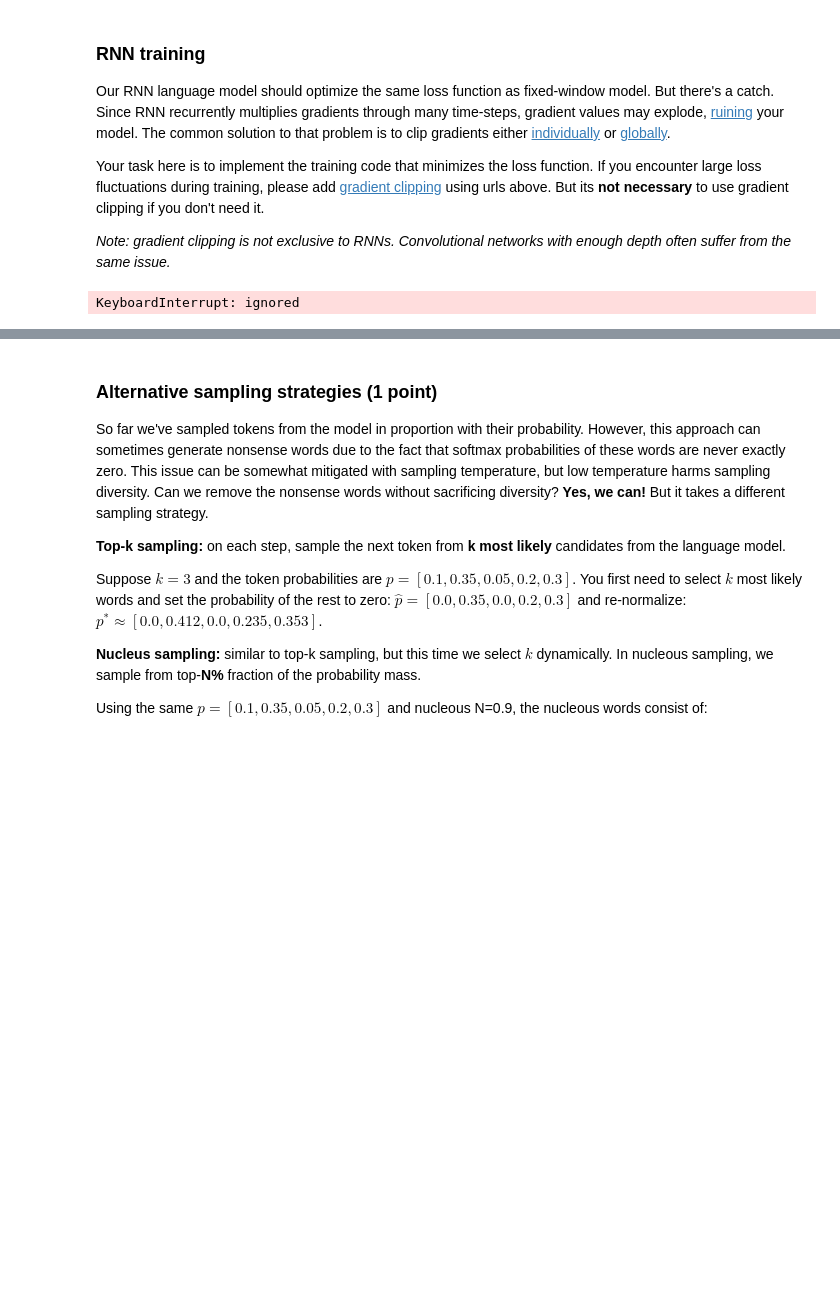
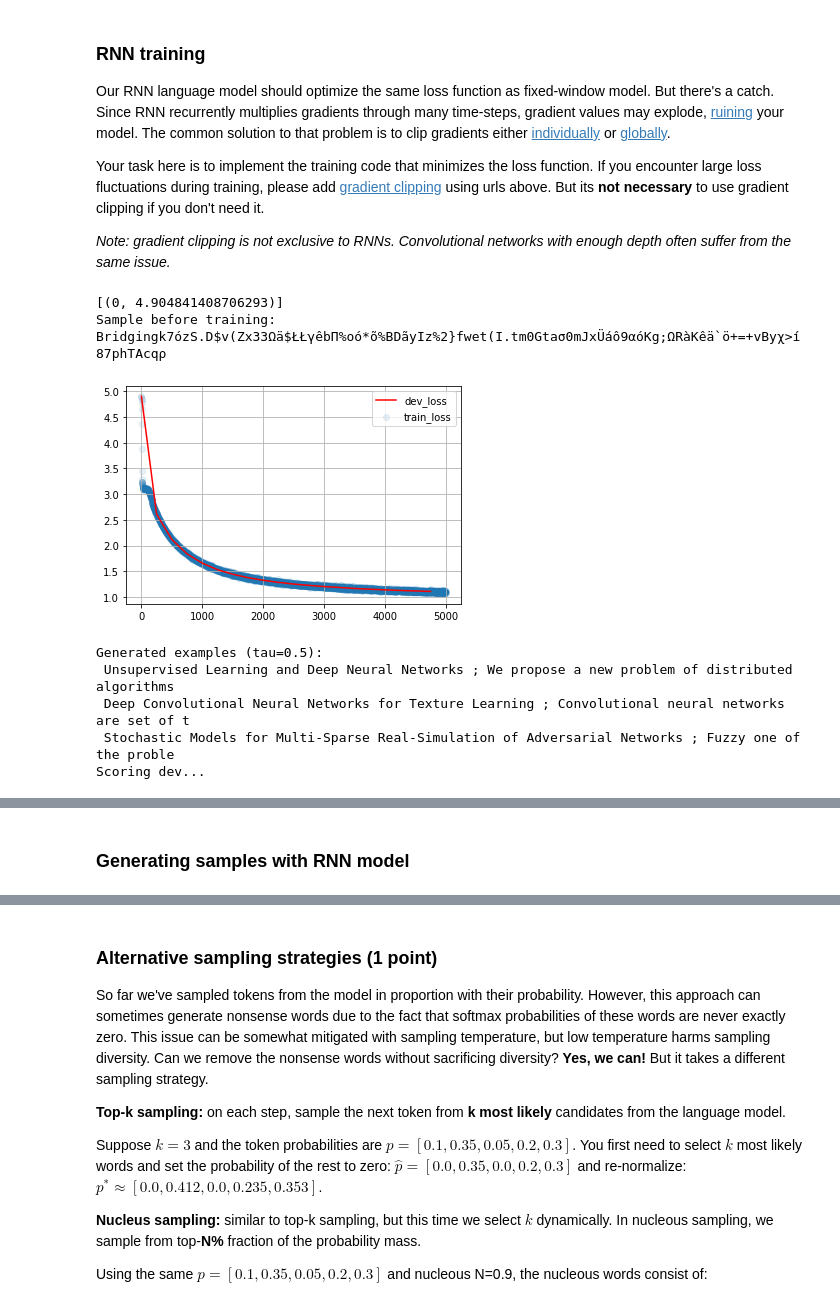
Before and after one commit to korab1ev/LanguageModeling, a Jupyter notebook: Neural_LM.ipynb, the cells around one changed output, grey strips where cells are left out. Saved outputs shown, nothing was run; the diff lists cells and outputs as text; code cells hidden in the pictures; blank space fills up the shorter version.

```diff
--- a/Neural_LM.ipynb
+++ b/Neural_LM.ipynb
@@ -402,7 +432,7 @@ Such model processes one token at a time, left to right, and maintains a hidden
 <img src='https://raw.githubusercontent.com/yandexdataschool/nlp_course/master/resources/rnn_lm.jpg' width=480px>
 # %%
 class RNNLanguageModel(nn.Module):
-    def __init__(self, device, n_tokens=n_tokens, emb_size=16, hid_size=256, bid=False):
+    def __init__(self, device, n_tokens=n_tokens, emb_size=16, hid_size=256, num_layers=2, dropout=0.2, bid=False):
         """
         Build a recurrent language model.
         You are free to choose anything you want, but the recommended architecture is
@@ -415,12 +445,19 @@ class RNNLanguageModel(nn.Module):
          Also, please read the docs carefully: they don't just return what you want them to return :)
         """
         super().__init__() # initialize base class to track sub-layers, trainable variables, etc.
-
-        self.eos_ix = 0 # '\n' index
+        self.device = device
 
         self.emb = nn.Embedding(n_tokens, emb_size)
-        self.lstm = nn.LSTM(emb_size, hid_size, batch_first=True, bidirectional=bid)
+
+        self.lstm = nn.LSTM(emb_size, hid_size,
+                            num_layers, batch_first=True,
+                            bidirectional=bid) # bidirectional sucks for character-level approach
+                                               # so don't use it
+        self.hid1 = nn.Linear(hid_size + hid_size*bid, hid_size + hid_size*bid)
         self.hid_to_logits = nn.Linear(hid_size + hid_size*bid, n_tokens)
+
+        self.relu = nn.ReLU()
+        self.dropout = nn.Dropout(p=dropout)
 
 
     def __call__(self, input_ix):
@@ -431,11 +468,15 @@ class RNNLanguageModel(nn.Module):
             these outputs will be used as logits to compute P(x_t | x_0, ..., x_{t - 1})
         """
         inp_emb = self.emb(input_ix) # [batch_size, sequence_length, emb_dim]
+        inp_emb = self.dropout(inp_emb)
 
         enc_seq, last_state_but_not_really = self.lstm(inp_emb)
         # enc_seq: [batch, time, hid_size], last_state: [batch, hid_size]
         # enc_seq -> contains the output features (h_t) from the last layer of the LSTM, for each t
         # last_state -> last state h_t of encoder (h_0 for decoder)
+        enc_seq = self.hid1(enc_seq)
+        enc_seq = self.relu(enc_seq)
+
         next_logits = self.hid_to_logits(enc_seq)
         next_logp = F.log_softmax(next_logits, dim=-1)
 
@@ -482,38 +523,53 @@ batch_size = 128 # <-- please tune batch size to fit your CPU/GPU configuration
 score_dev_every = 250
 train_history, dev_history = [], []
 
-rnn_model = RNNLanguageModel(device=device, bid=True)
+# bidirectional sucks with character-level, so don't use it
+# higher num_layers - slower convergence
+rnn_model = RNNLanguageModel(device=device, num_layers=2, dropout=0.2, bid=False)
 opt = torch.optim.Adam(rnn_model.parameters())
+rnn_model.to(device)
 
 # score untrained model
 dev_history.append((0, score_lines(rnn_model, dev_lines, batch_size)))
 print(dev_history)
 print("Sample before training:", generate(rnn_model, 'Bridging'))
 # %% [output]
-KeyboardInterrupt: ignored
+[(0, 4.904841408706293)]
+Sample before training: Bridgingk7ózS.D$v(Zx33Ωä$ŁŁγêbΠ%oó*õ%BDãyIz%2}fwet(I.tm0Gtaσ0mJxÜáô9αóKg;ΩRàKêä`ö+=+vByχ>í87phTAcqρ
 # %%
 from IPython.display import clear_output
 from random import sample
 from tqdm import trange
 
 for i in trange(5000):
-    batch = to_matrix(sample(train_lines, batch_size))
+    batch = torch.as_tensor(to_matrix(sample(train_lines, batch_size))).to(device)
 
     loss_i = compute_loss(rnn_model, batch)
+
+    opt.zero_grad()
+    loss_i.backward()
+    opt.step()
 
     train_history.append((i, float(loss_i)))
 
     if (i + 1) % 50 == 0:
         clear_output(True)
         plt.scatter(*zip(*train_history), alpha=0.1, label='train_loss')
         if len(dev_history):
             plt.plot(*zip(*dev_history), color='red', label='dev_loss')
         plt.legend(); plt.grid(); plt.show()
         print("Generated examples (tau=0.5):")
         for _ in range(3):
             print(generate(rnn_model, temperature=0.5))
 
     if (i + 1) % score_dev_every == 0:
         print("Scoring dev...")
         dev_history.append((i, score_lines(rnn_model, dev_lines, batch_size)))
         print('#%i Dev loss: %.3f' % dev_history[-1])
+# %% [output]
+[figure, added]
+Generated examples (tau=0.5):
+ Unsupervised Learning and Deep Neural Networks ; We propose a new problem of distributed algorithms
+ Deep Convolutional Neural Networks for Texture Learning ; Convolutional neural networks are set of t
+ Stochastic Models for Multi-Sparse Real-Simulation of Adversarial Networks ; Fuzzy one of the proble
+Scoring dev...
@@ -520,3 +577,5 @@ for i in trange(5000):
+# %% [markdown]
+### Generating samples with RNN model
 # %%
 assert np.mean(train_history[:10], axis=0)[1] > np.mean(train_history[-10:], axis=0)[1], "The model didn't converge."
 print("Final dev loss:", dev_history[-1][-1])
```
Also changed, not shown: parts of 41 cells of this notebook.
